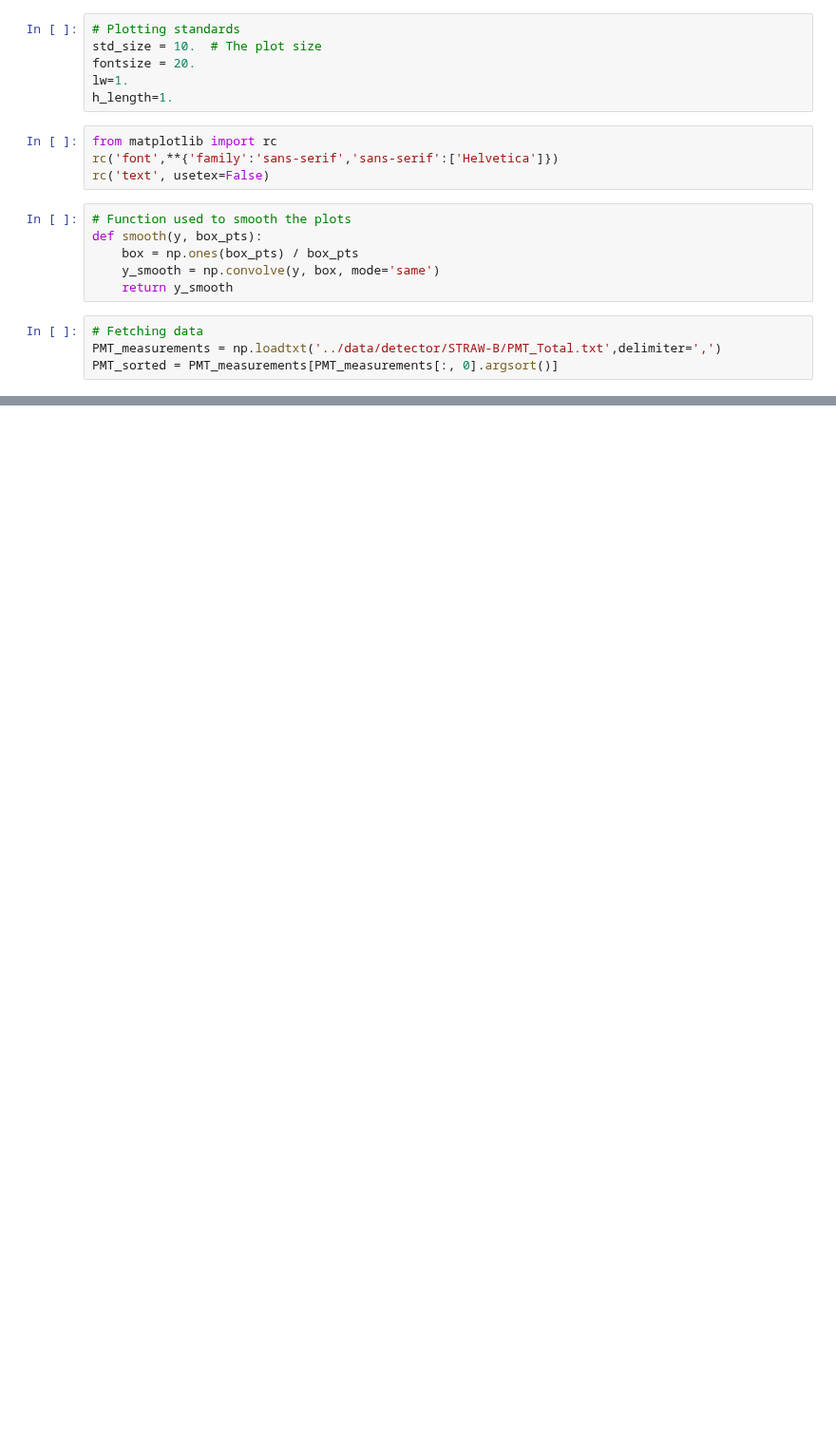
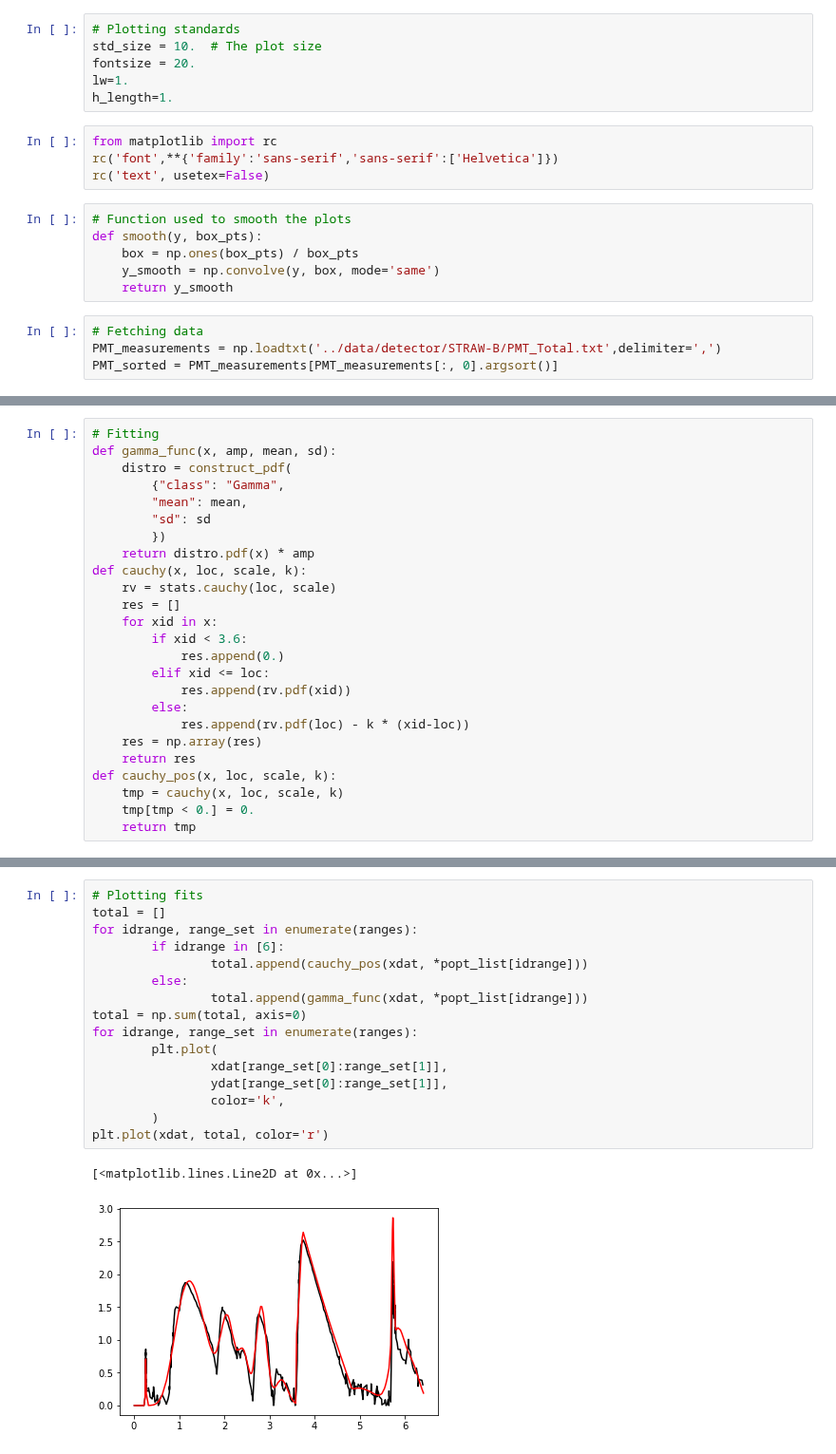
Before and after one commit to MeighenBergerS/fourth_day, a Jupyter notebook: probabilistic_modelling/probabilistic_comp_strawb_v2.ipynb, the cells around one changed output, grey strips where cells are left out. Shown at 95% size. Saved outputs shown, nothing was run; the diff lists cells and outputs as text; blank space fills up the shorter version.

```diff
--- a/probabilistic_modelling/probabilistic_comp_strawb_v2.ipynb
+++ b/probabilistic_modelling/probabilistic_comp_strawb_v2.ipynb
@@ -324,0 +343,25 @@ plt.show()
+# %%
+# Fitting
+def gamma_func(x, amp, mean, sd):
+    distro = construct_pdf(
+        {"class": "Gamma",
+        "mean": mean,
+        "sd": sd
+        })
+    return distro.pdf(x) * amp
+def cauchy(x, loc, scale, k):
+    rv = stats.cauchy(loc, scale)
+    res = []
+    for xid in x:
+        if xid < 3.6:
+            res.append(0.)
+        elif xid <= loc:
+            res.append(rv.pdf(xid))
+        else:
+            res.append(rv.pdf(loc) - k * (xid-loc))
+    res = np.array(res)
+    return res
+def cauchy_pos(x, loc, scale, k):
+    tmp = cauchy(x, loc, scale, k)
+    tmp[tmp < 0.] = 0.
+    return tmp
@@ -324,0 +399,19 @@ plt.show()
+# %%
+# Plotting fits
+total = []
+for idrange, range_set in enumerate(ranges):
+        if idrange in [6]:
+                total.append(cauchy_pos(xdat, *popt_list[idrange]))
+        else:
+                total.append(gamma_func(xdat, *popt_list[idrange]))
+total = np.sum(total, axis=0)
+for idrange, range_set in enumerate(ranges):
+        plt.plot(
+                xdat[range_set[0]:range_set[1]],
+                ydat[range_set[0]:range_set[1]],
+                color='k',
+        )
+plt.plot(xdat, total, color='r')
+# %% [output]
+[<matplotlib.lines.Line2D at 0x...>]
+[figure, added]
```
Also changed, not shown: parts of 9 cells of this notebook.
